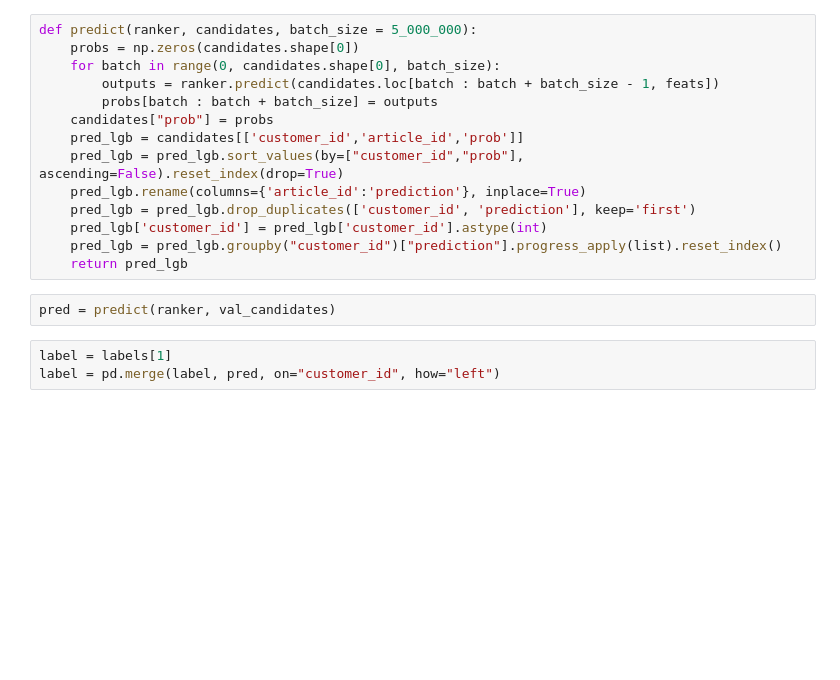
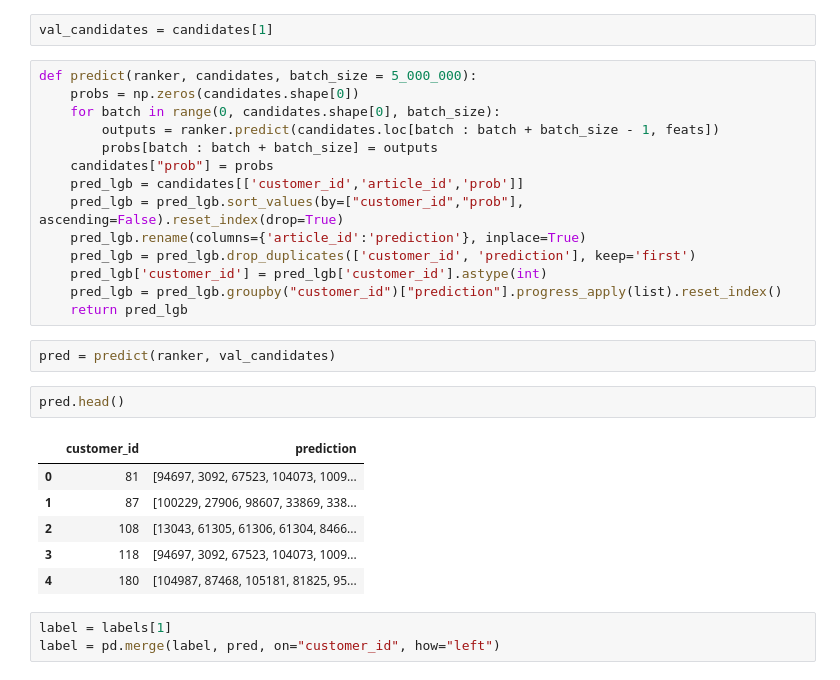
Before and after one commit to Wp-Zhang/H-M-Fashion-RecSys, a Jupyter notebook: notebooks/HM-RecLargeRecall.ipynb, the cells around one changed output. Cells and saved outputs as stored; diff of their text form; blank space fills up the shorter version.

```diff
--- a/notebooks/HM-RecLargeRecall.ipynb
+++ b/notebooks/HM-RecLargeRecall.ipynb
@@ -470,3 +488,5 @@ val_candidates = full_data[full_data["week"] == 1].reset_index(drop=True)
+# %%
+val_candidates = candidates[1]
 # %%
 def predict(ranker, candidates, batch_size = 5_000_000):
     probs = np.zeros(candidates.shape[0])
@@ -483,6 +503,15 @@ def predict(ranker, candidates, batch_size = 5_000_000):
     return pred_lgb
 # %%
 pred = predict(ranker, val_candidates)
+# %%
+pred.head()
+# %% [output]
+|  | customer_id | prediction |
+| 0 | 81 | [94697, 3092, 67523, 104073, 1009... |
+| 1 | 87 | [100229, 27906, 98607, 33869, 338... |
+| 2 | 108 | [13043, 61305, 61306, 61304, 8466... |
+| 3 | 118 | [94697, 3092, 67523, 104073, 1009... |
+| 4 | 180 | [104987, 87468, 105181, 81825, 95... |
 # %%
 label = labels[1]
 label = pd.merge(label, pred, on="customer_id", how="left")
```
Also changed, not shown: parts of 19 cells of this notebook, 1 other file.
